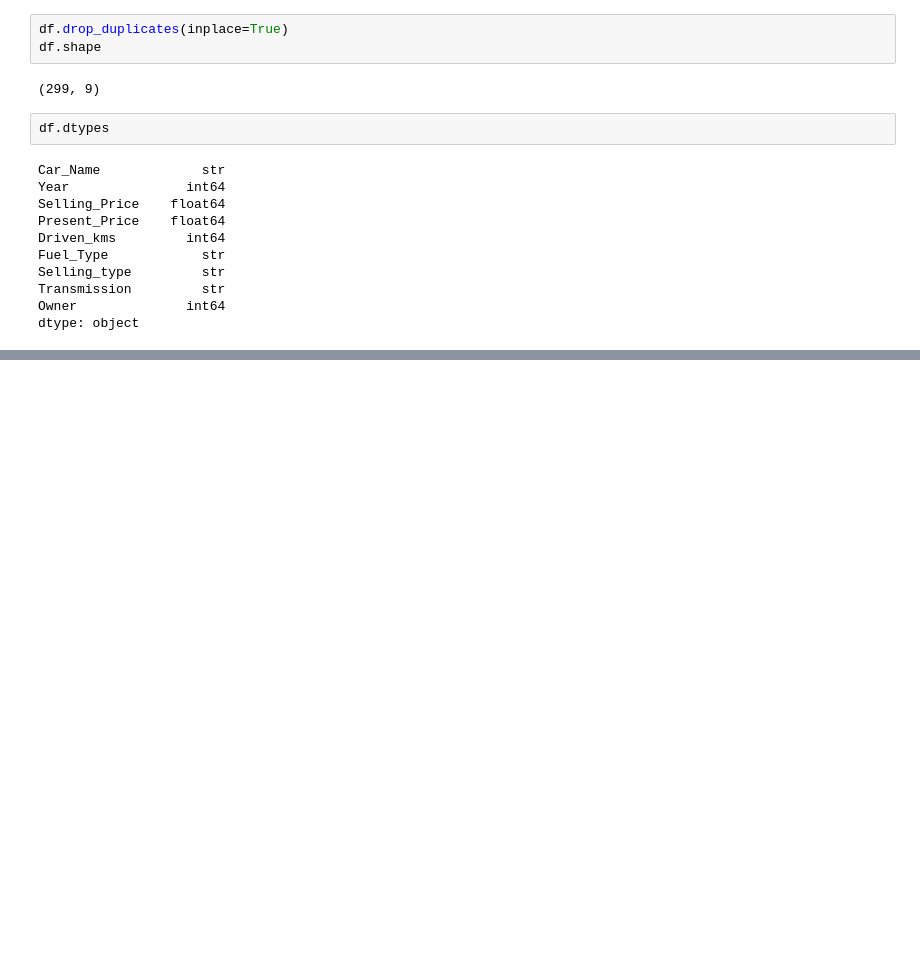
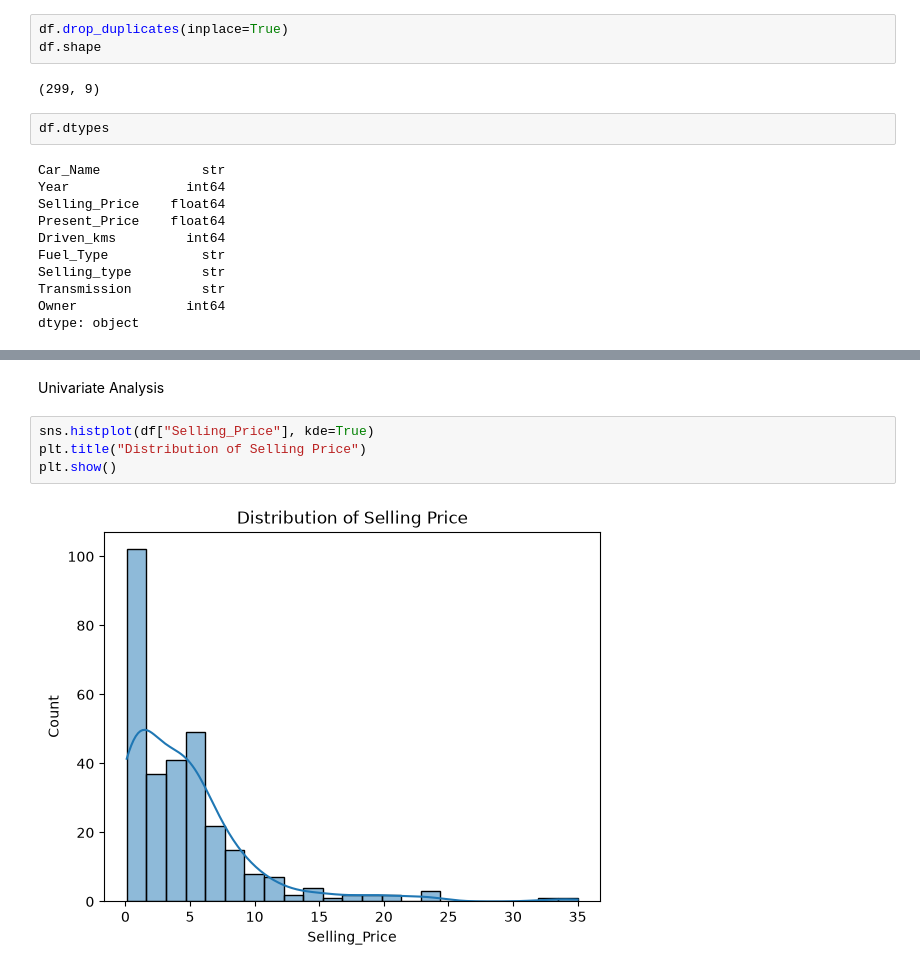
Before and after one commit to deepti3004/Car-Price-Prediction, a Jupyter notebook: car sales.ipynb, the cells around one changed output, grey strips where cells are left out. Cells and saved outputs as stored; diff of their text form; blank space fills up the shorter version.

Commit message:
Add exploratory data analysis

```diff
--- a/car sales.ipynb
+++ b/car sales.ipynb
@@ -106,0 +161,8 @@ dtype: object
+# %% [markdown]
+Univariate Analysis
+# %%
+sns.histplot(df["Selling_Price"], kde=True)
+plt.title("Distribution of Selling Price")
+plt.show()
+# %% [output]
+[figure, added]
```
Also changed, not shown: parts of 23 cells of this notebook.
